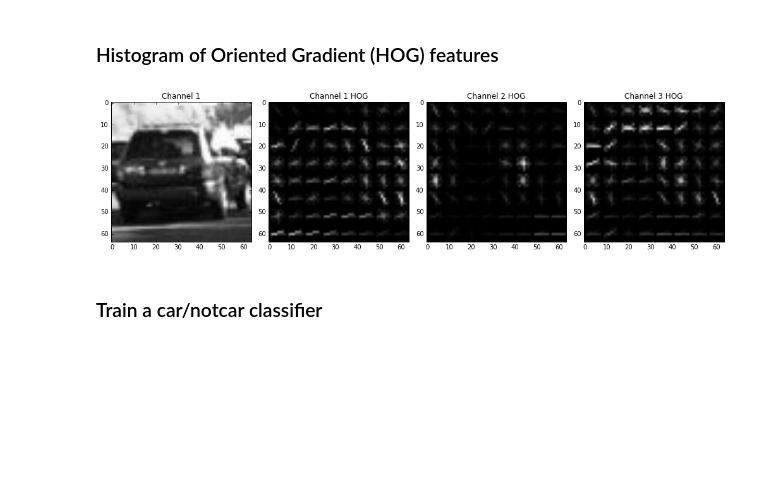
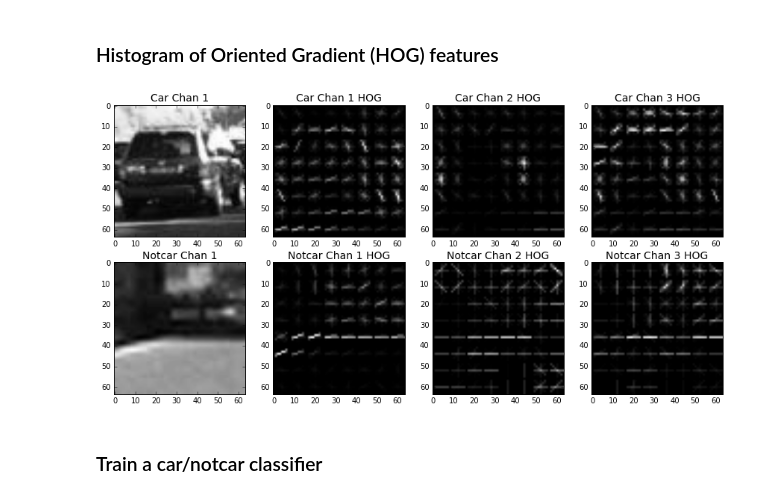
Before and after one commit to allen8r/sdc-vehicle-detection-tracking, a Jupyter notebook: detect-cars.ipynb, the cells around one changed output. Cells and saved outputs as stored; diff of their text form; code cells hidden in the pictures; blank space fills up the shorter version.

```diff
--- a/detect-cars.ipynb
+++ b/detect-cars.ipynb
@@ -76,31 +97,54 @@ if h1 is not None:
 # %%
 luv = convert_color(car, 'LUV')
 
 features, hog_img1 = get_hog_features(luv[:,:,0], 16, 8, 2,
                     vis=True, feature_vec=True)
 
 features, hog_img2 = get_hog_features(luv[:,:,1], 16, 8, 2,
                     vis=True, feature_vec=True)
 
 features, hog_img3 = get_hog_features(luv[:,:,2], 16, 8, 2,
                     vis=True, feature_vec=True)
 
-fig = plt.figure(figsize=(14,6))
-plt.subplot(141)
+notcar_luv = convert_color(notcar, 'LUV')
+features, hog_notcar1 = get_hog_features(notcar_luv[:,:,0], 16, 8, 2,
+                    vis=True, feature_vec=True)
+
+features, hog_notcar2 = get_hog_features(notcar_luv[:,:,1], 16, 8, 2,
+                    vis=True, feature_vec=True)
+
+features, hog_notcar3 = get_hog_features(notcar_luv[:,:,2], 16, 8, 2,
+                    vis=True, feature_vec=True)
+
+fig = plt.figure(figsize=(12,6))
+# plt.subplot(<nrows><ncols><subplot_id>)
+plt.subplot(241)
 plt.imshow(cv2.cvtColor(car, cv2.COLOR_RGB2GRAY), cmap='gray')
-plt.title('Channel 1')
-plt.subplot(142)
+plt.title('Car Chan 1', fontsize=14)
+plt.subplot(242)
 plt.imshow(hog_img1, cmap='gray')
-plt.title('Channel 1 HOG')
-plt.subplot(143)
+plt.title('Car Chan 1 HOG', fontsize=14)
+plt.subplot(243)
 plt.imshow(hog_img2, cmap='gray')
-plt.title('Channel 2 HOG')
-plt.subplot(144)
+plt.title('Car Chan 2 HOG', fontsize=14)
+plt.subplot(244)
 plt.imshow(hog_img3, cmap='gray')
-plt.title('Channel 3 HOG')
+plt.title('Car Chan 3 HOG', fontsize=14)
+plt.subplot(245)
+plt.imshow(cv2.cvtColor(notcar, cv2.COLOR_RGB2GRAY), cmap='gray')
+plt.title('Notcar Chan 1', fontsize=14)
+plt.subplot(246)
+plt.imshow(hog_notcar1, cmap='gray')
+plt.title('Notcar Chan 1 HOG', fontsize=14)
+plt.subplot(247)
+plt.imshow(hog_notcar2, cmap='gray')
+plt.title('Notcar Chan 2 HOG', fontsize=14)
+plt.subplot(248)
+plt.imshow(hog_notcar3, cmap='gray')
+plt.title('Notcar Chan 3 HOG', fontsize=14)
 fig.tight_layout()
 # %% [output]
-[figure, old version]
+[figure, new version]
 # %% [markdown]
 ### Train a car/notcar classifier
 # %%
```
Also changed, not shown: parts of 22 cells of this notebook, 14 other files.
